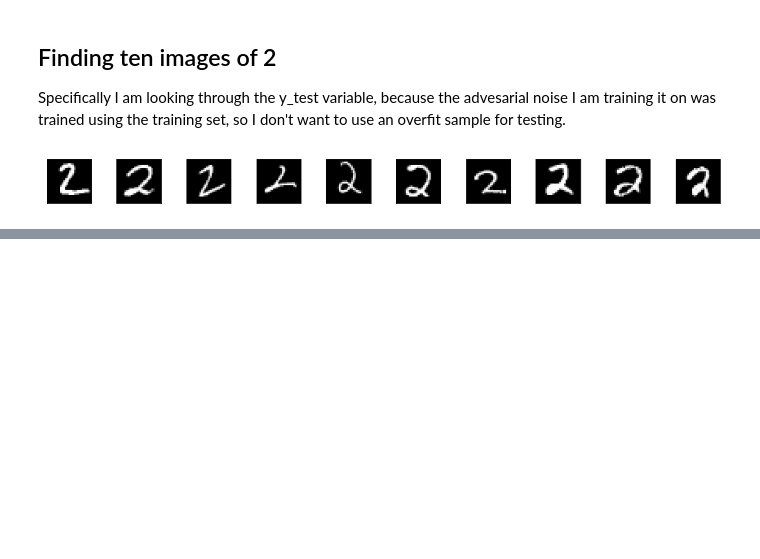
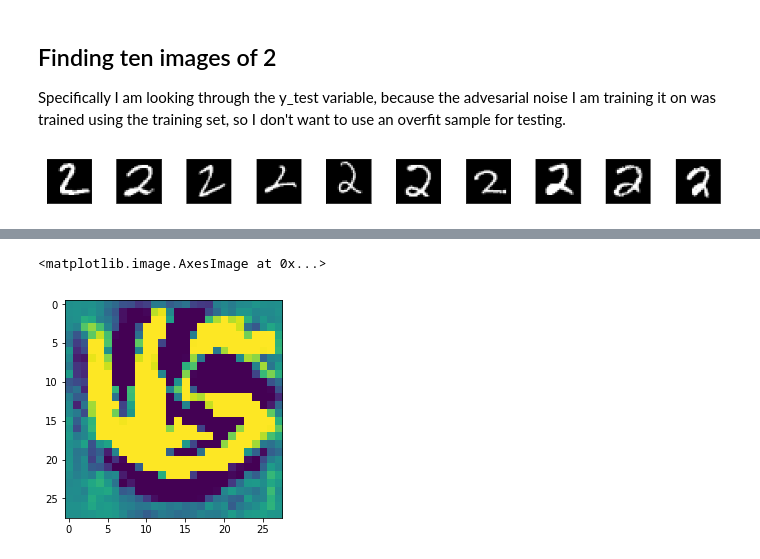
Before and after one commit to sylvesterchiang/adversarial_examples, a Jupyter notebook: 500px Challenge.ipynb, the cells around one changed output, grey strips where cells are left out. Drawn from its saved outputs; the diff is of its cells as text; code cells hidden in the pictures; blank space fills up the shorter version.

```diff
--- a/500px Challenge.ipynb
+++ b/500px Challenge.ipynb
@@ -177,0 +310,10 @@ def plot_images(images, row, col, true_labels=None, false_labels=None):
+# %%
+for s in range(10, 20):
+
+    image = two_samples[i]
+    noise = find_adversarial_noise(image, 6, False)
+
+    source_pred = output_fn([image])
+    ad_pred = output_fn([image + noise])
+
+    print("The original prediction was: {}, the prediction on the adversarial example was: {}".format(source_pred, ad_pred))
@@ -194,0 +347,6 @@ NameError: name 'T' is not defined
+# %%
+# Plot of the generated adversarial noise
+plt.imshow(noise[0,:,:])
+# %% [output]
+<matplotlib.image.AxesImage at 0x...>
+[figure, added]
```
Also changed, not shown: parts of 26 cells of this notebook, 1 other file.
